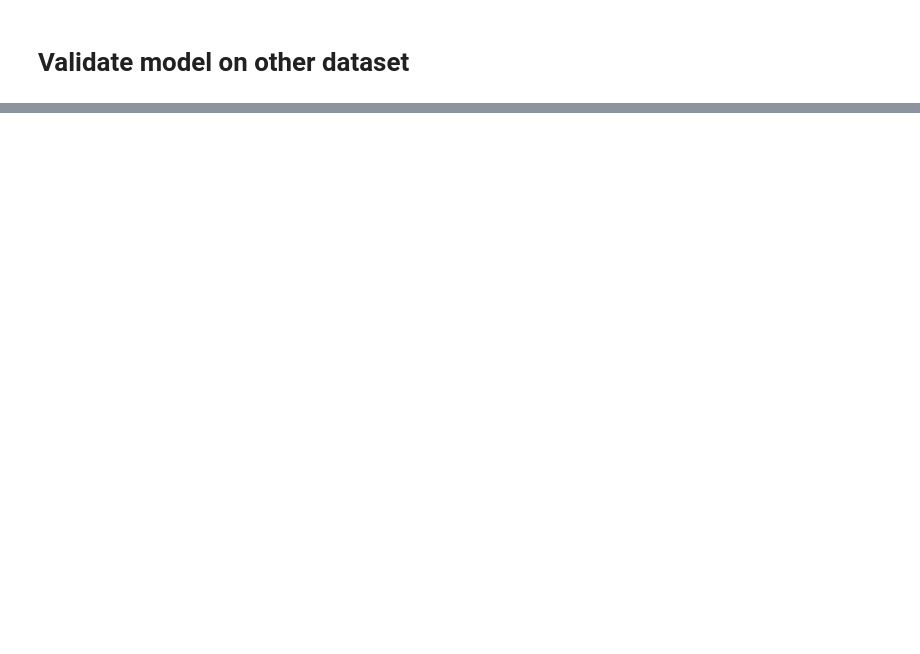
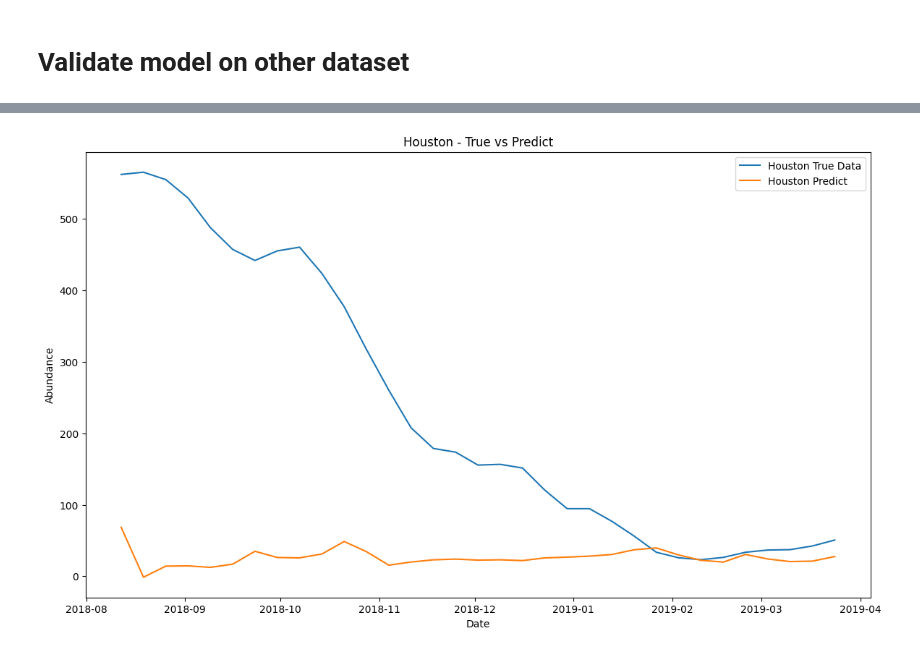
Before and after one commit to Zhengnan817/capstone, a Jupyter notebook: floridaLSTM.ipynb, the cells around one changed output, grey strips where cells are left out. Saved outputs shown, nothing was run; the diff lists cells and outputs as text; code cells hidden in the pictures; blank space fills up the shorter version.

```diff
--- a/floridaLSTM.ipynb
+++ b/floridaLSTM.ipynb
@@ -618,6 +614,5 @@ ARIMA Adjusted MAE: 0.8302181502697888
 # %% [markdown]
 # Validate model on other dataset
 # %%
-florida = pd.read_csv('https://raw.githubusercontent.com/Zhengnan817/capstone/main/Dataset/florida_1998_to_2019.csv')
-temperature = pd.read_csv('https://raw.githubusercontent.com/Juanfra21/mosquito-population-model/main/data/weather_data.csv')
-https://raw.githubusercontent.com/Juanfra21/mosquito-population-model/main/data/mosquito_pop_weather_data.csv
+houston = pd.read_csv('https://raw.githubusercontent.com/Zhengnan817/capstone/main/Dataset/paperdata_houston_final.csv')
+vitoria = pd.read_csv('https://raw.githubusercontent.com/Zhengnan817/capstone/main/Dataset/vitoria_dataset_final.csv')
@@ -623,0 +659,74 @@ https://raw.githubusercontent.com/Juanfra21/mosquito-population-model/main/data/
+# %%
+# 手动解析日期格式
+def parse_date(year_week_str):
+    year, week = map(int, year_week_str.split('_'))
+    return pd.to_datetime(f'{year}-W{week}-1', format='%Y-W%W-%w')
+
+houston['date'] = houston['date'].apply(parse_date)
+vitoria['datetime'] = vitoria['datetime'].apply(parse_date)
+# %%
+houston = houston.set_index('date').resample('W').mean().reset_index()
+vitoria = vitoria.set_index('datetime').resample('W').mean().reset_index()
+houston = houston[['date','population', 'humidity', 'temp', 'precip','windspeed']]
+vitoria = vitoria[['datetime','population', 'humidity', 'temp', 'precip','windspeed']]
+# %%
+# 处理 houston 和 vitoria 数据集
+houston = houston.rename(columns={'population': 'abundance'})
+vitoria = vitoria.rename(columns={'population': 'abundance'})
+
+# 数据预处理函数
+def preprocess_data(df, scaler, look_back):
+    # 缺失值处理（如果有）
+    df = df.fillna(method='ffill').fillna(method='bfill')
+
+    # 标准化数据
+    scaled_data = scaler.transform(df[['humidity', 'temp', 'precip', 'abundance', 'windspeed']])
+
+    # 创建数据窗口
+    X = []
+    for i in range(len(scaled_data) - look_back):
+        X.append(scaled_data[i:(i + look_back), [0, 1, 2, 4]])  # 选择 humidity, temp, precip, windspeed
+    X = np.array(X)
+    X = np.reshape(X, (X.shape[0], X.shape[1], 4))
+    return X, scaled_data[look_back:, 3]
+
+# 处理 houston 数据集
+X_houston, houston_true = preprocess_data(houston, scaler, look_back)
+
+# 处理 vitoria 数据集
+X_vitoria, vitoria_true = preprocess_data(vitoria, scaler, look_back)
+
+# 使用模型进行预测
+houston_predict = model.predict(X_houston)
+vitoria_predict = model.predict(X_vitoria)
+
+# 反标准化预测结果
+houston_predict = scaler.inverse_transform(np.concatenate((np.zeros((houston_predict.shape[0], 4)), houston_predict), axis=1))[:, 4]
+vitoria_predict = scaler.inverse_transform(np.concatenate((np.zeros((vitoria_predict.shape[0], 4)), vitoria_predict), axis=1))[:, 4]
+
+# 计算预测误差
+mse_houston = mean_squared_error(houston_true, houston_predict)
+mae_houston = mean_absolute_error(houston_true, houston_predict)
+rmse_houston = np.sqrt(mse_houston)
+
+mse_vitoria = mean_squared_error(vitoria_true, vitoria_predict)
+mae_vitoria = mean_absolute_error(vitoria_true, vitoria_predict)
+rmse_vitoria = np.sqrt(mse_vitoria)
+
+print("Houston Mean Squared Error: ", mse_houston)
+print("Houston Mean Absolute Error: ", mae_houston)
+print("Houston Root Mean Squared Error: ", rmse_houston)
+print("Vitoria Mean Squared Error: ", mse_vitoria)
+print("Vitoria Mean Absolute Error: ", mae_vitoria)
+print("Vitoria Root Mean Squared Error: ", rmse_vitoria)
+
+# 绘制 Houston 预测结果
+plt.figure(figsize=(14, 8))
+plt.plot(houston['date'][look_back:], houston_true, label='Houston True Data')
+plt.plot(houston['date'][look_back:], houston_predict, label='Houston Predict')
+plt.title('Houston - True vs Predict')
+plt.xlabel('Date')
+plt.ylabel('Abundance')
+plt.legend()
+plt.show()
+# %% [output]
@@ -623,0 +741 @@ https://raw.githubusercontent.com/Juanfra21/mosquito-population-model/main/data/
+[figure, added]
```
Also changed, not shown: parts of 20 cells of this notebook, 1 other file.
